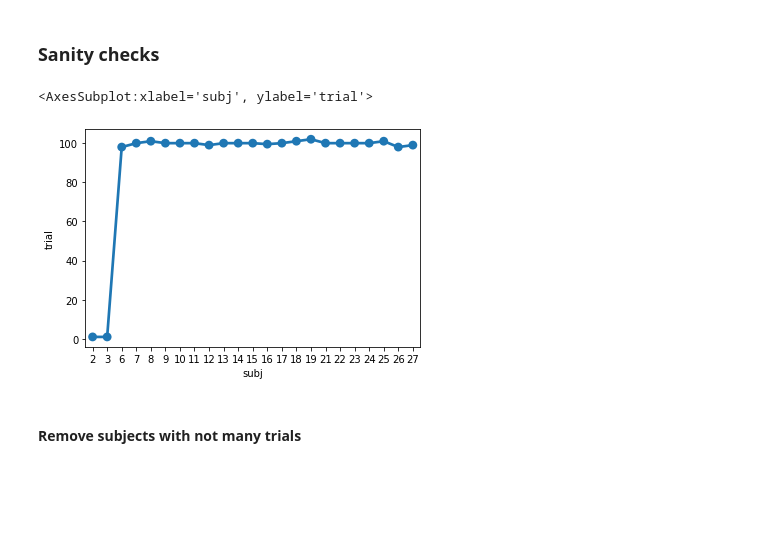
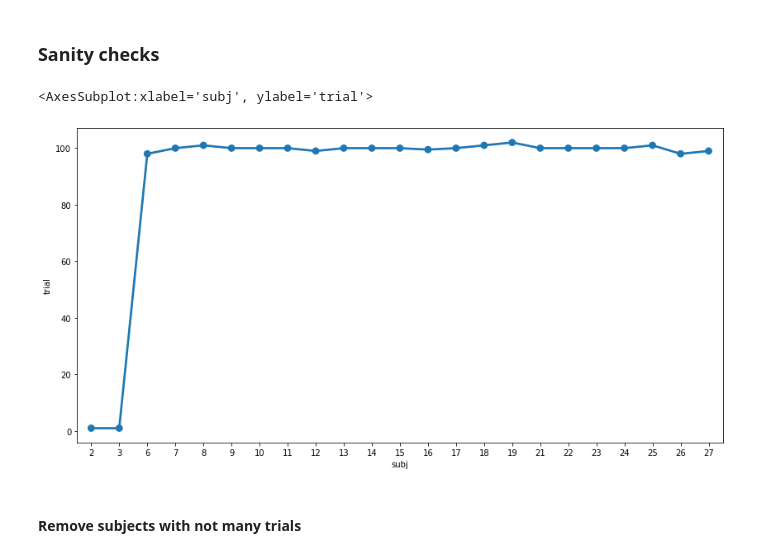
Before and after one commit to neuro-team-femto/revtact, a Jupyter notebook: analysis/analysis_beha_topo.ipynb, the cells around one changed output. Drawn from its saved outputs; the diff is of its cells as text; code cells hidden in the pictures; blank space fills up the shorter version.

```diff
--- a/analysis/analysis_beha_topo.ipynb
+++ b/analysis/analysis_beha_topo.ipynb
@@ -193,11 +237,12 @@ data_df_summary.rename(columns={'subject': 'subj'},inplace=True)
 ### Sanity checks
 # %%
 # Trials by subject
+plt.figure(figsize=(14,7))
 d=data_df_summary.groupby(['subj']).trial.count()/2
 sns.pointplot(data=d.reset_index(), x='subj',y='trial')
 # %% [output]
 <AxesSubplot:xlabel='subj', ylabel='trial'>
-[figure, old version]
+[figure, new version]
 # %% [markdown]
 #### Remove subjects with not many trials
 # %%
```
Also changed, not shown: parts of 29 cells of this notebook, 2 other files.
